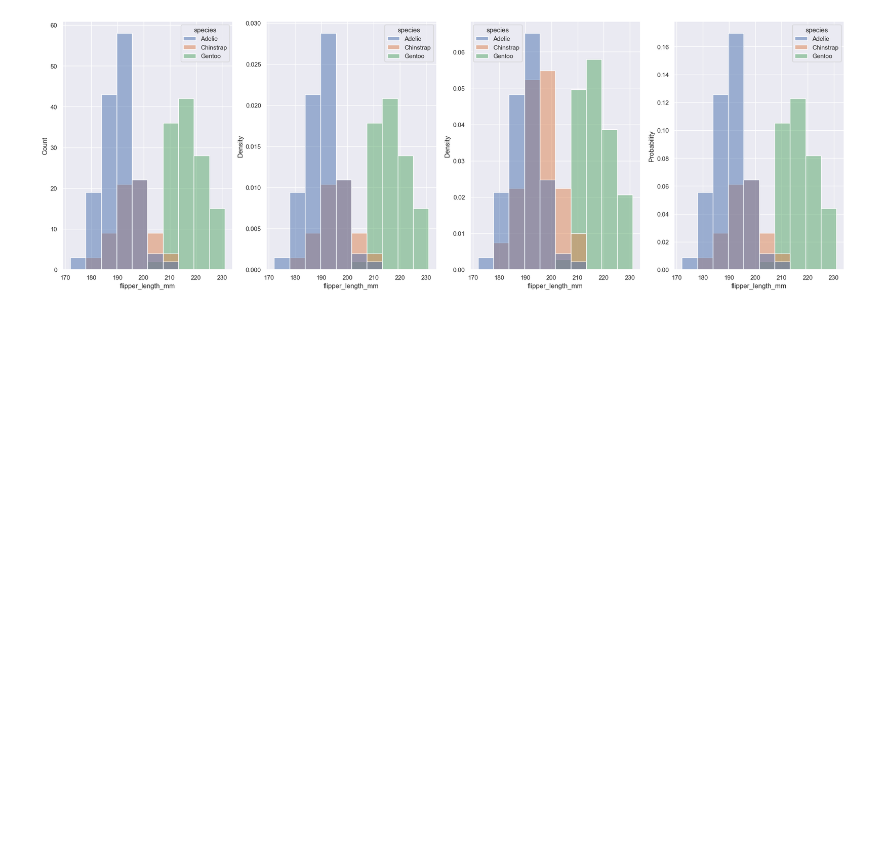
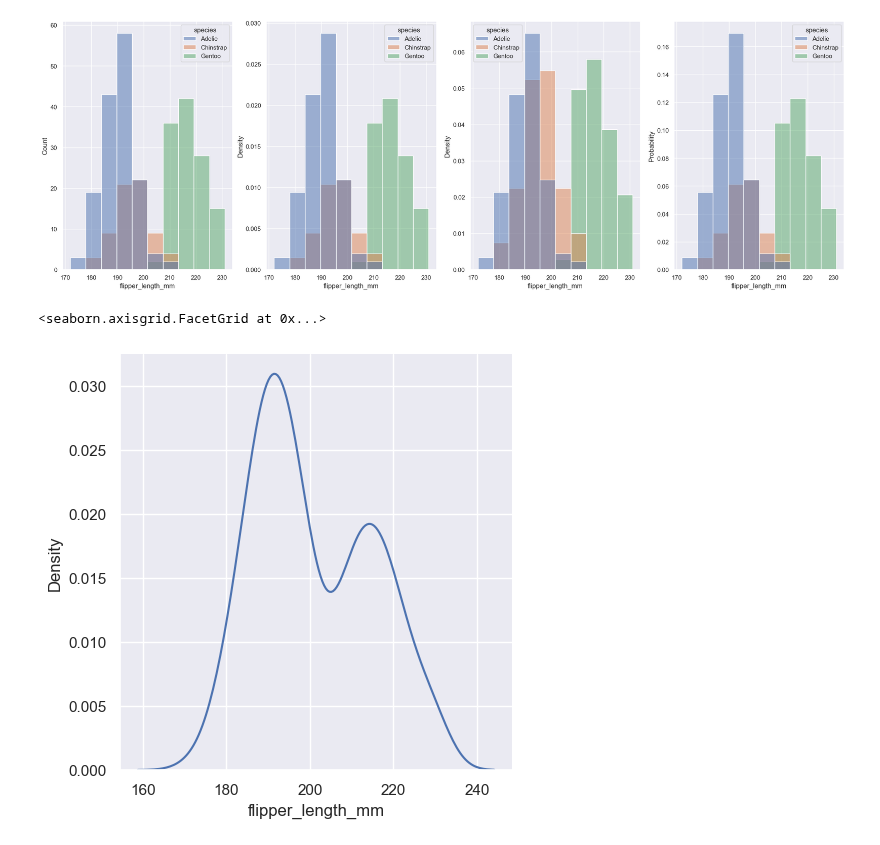
Before and after one commit to wu4fmp6/machine_learning, a Jupyter notebook: lesson_4.ipynb, the cells around one changed output. Drawn from its saved outputs; the diff is of its cells as text; code cells hidden in the pictures; blank space fills up the shorter version.

```diff
--- a/lesson_4.ipynb
+++ b/lesson_4.ipynb
@@ -147,3 +147,8 @@ sns.histplot(penguins, x="flipper_length_mm", hue="species", stat="probability",
 # %% [output]
 <Axes: xlabel='flipper_length_mm', ylabel='Probability'>
 [figure]
+# %%
+sns.displot(penguins, x="flipper_length_mm", kind="kde")
+# %% [output]
+<seaborn.axisgrid.FacetGrid at 0x...>
+[figure, added]
```
